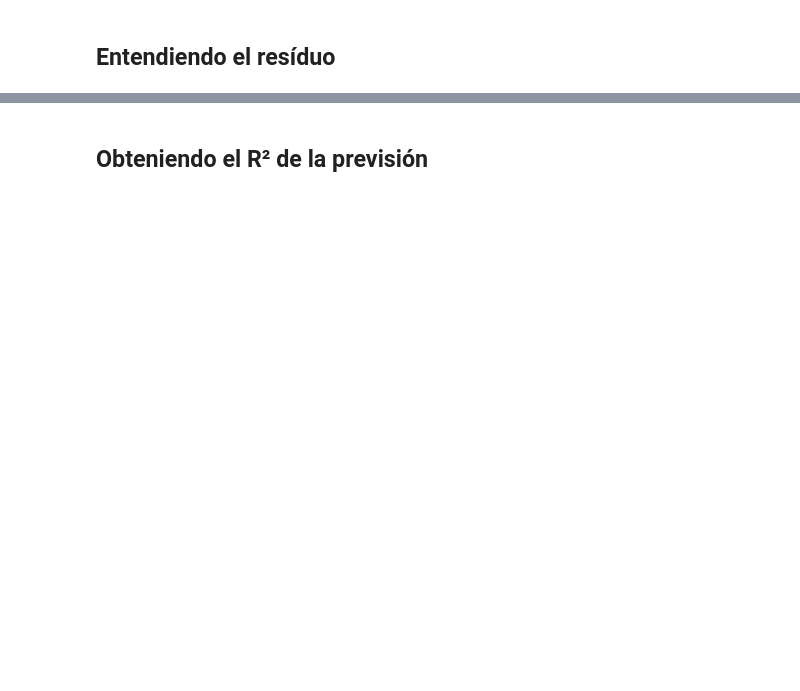
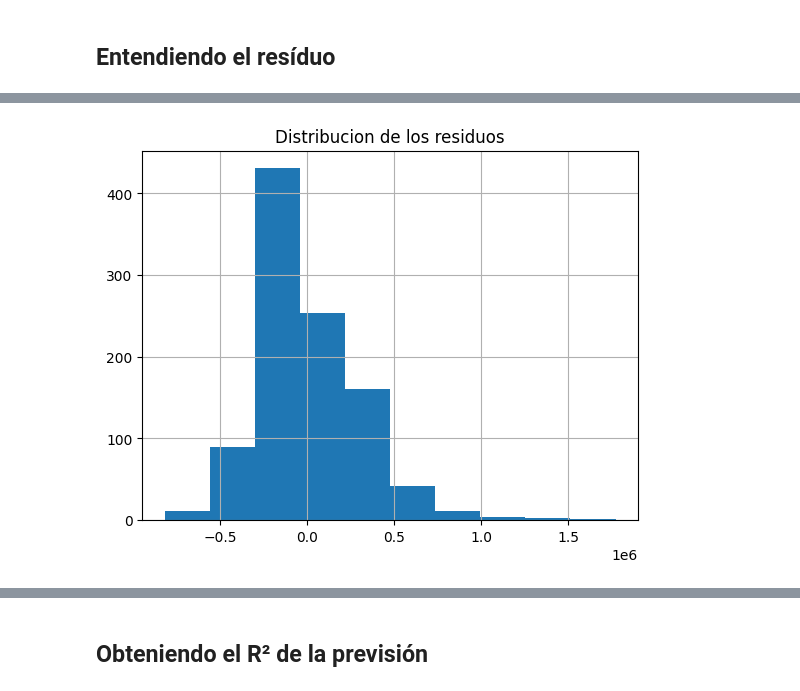
Before and after one commit to FlamInIFabrIzIo/2--curso-DS-Alura-latam, a Jupyter notebook: notebooks/precios_de_inmuebles_regresion_lineal.ipynb, the cells around one changed output, grey strips where cells are left out. Saved outputs shown, nothing was run; the diff lists cells and outputs as text; code cells hidden in the pictures; blank space fills up the shorter version.

```diff
--- a/notebooks/precios_de_inmuebles_regresion_lineal.ipynb
+++ b/notebooks/precios_de_inmuebles_regresion_lineal.ipynb
@@ -221,3 +263,10 @@ En este caso, recurrimos a la métrica R², el coeficiente de determinación. El
+# %%
+# Cómo están distribuidos
+modelo_0.resid.hist()
+plt.title('Distribucion de los residuos')
+plt.show()
+# %% [output]
+[figure, added]
 # %% [markdown]
 <img src="https://i.ibb.co/zGTB35V/residuos.png" alt="residuos" border="0">
 # %% [markdown]
```
Also changed, not shown: parts of 9 cells of this notebook.
